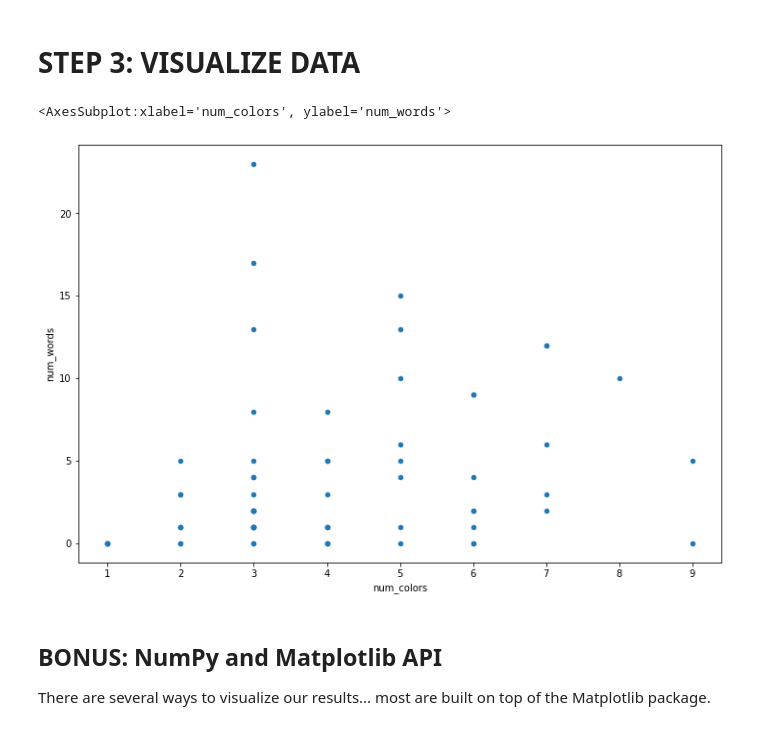
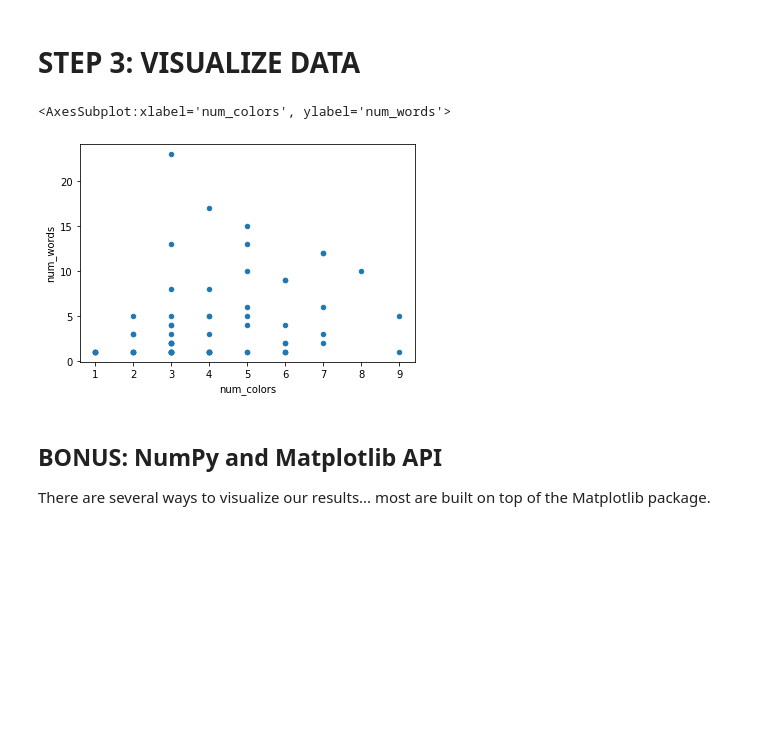
Before and after one commit to seanhelvey/IntroToPythonForRUsers, a Jupyter notebook: key.ipynb, the cells around one changed output. Cells and saved outputs as stored; diff of their text form; code cells hidden in the pictures; blank space fills up the shorter version.

Commit message:
Complete key and add Seaborn plot.

```diff
--- a/key.ipynb
+++ b/key.ipynb
@@ -138,12 +144,16 @@ Name: sweater36, dtype: object
 ### Wrangle Image Descriptions (The Python / Pandas Way)
 # %%
 # Replace NaN with empty string
+sweaters['image_desc'].fillna('', inplace=True)
 
-# Convert 'image_desc' column from single space delimited string to list
+# Convert 'image_desc' column from single space delimited string to new list of string column
+sweaters['image_desc_list'] = sweaters['image_desc'].str.split(' ')
 
 # Calculate how many image_desc words are present & assign to new column
+sweaters['num_words'] = sweaters['image_desc_list'].apply(lambda x: len(x))
 
 # Display the dataframe
+sweaters
 # %% [output]
 |  | hs_tf | sparkly | noise | lights | objects | colors | image_tf | image_desc | colors_list | num_colors | ... |
 | sweater |  |  |  |  |  |  |  |  |  |  | ... |
@@ -164,9 +178,10 @@ Name: sweater36, dtype: object
 # %%
 # Pandas built-in plot tools (which use Matplotlib under the hood)
 # This is convenient, but doesn't give as much control as using the Matplotlib API
+sweaters.plot.scatter('num_colors', 'num_words')
 # %% [output]
 <AxesSubplot:xlabel='num_colors', ylabel='num_words'>
-[figure, old version]
+[figure, new version]
 # %% [markdown]
 ## BONUS: NumPy and Matplotlib API
 There are several ways to visualize our results... most are built on top of the Matplotlib package.
```
Also changed, not shown: parts of 7 cells of this notebook.
